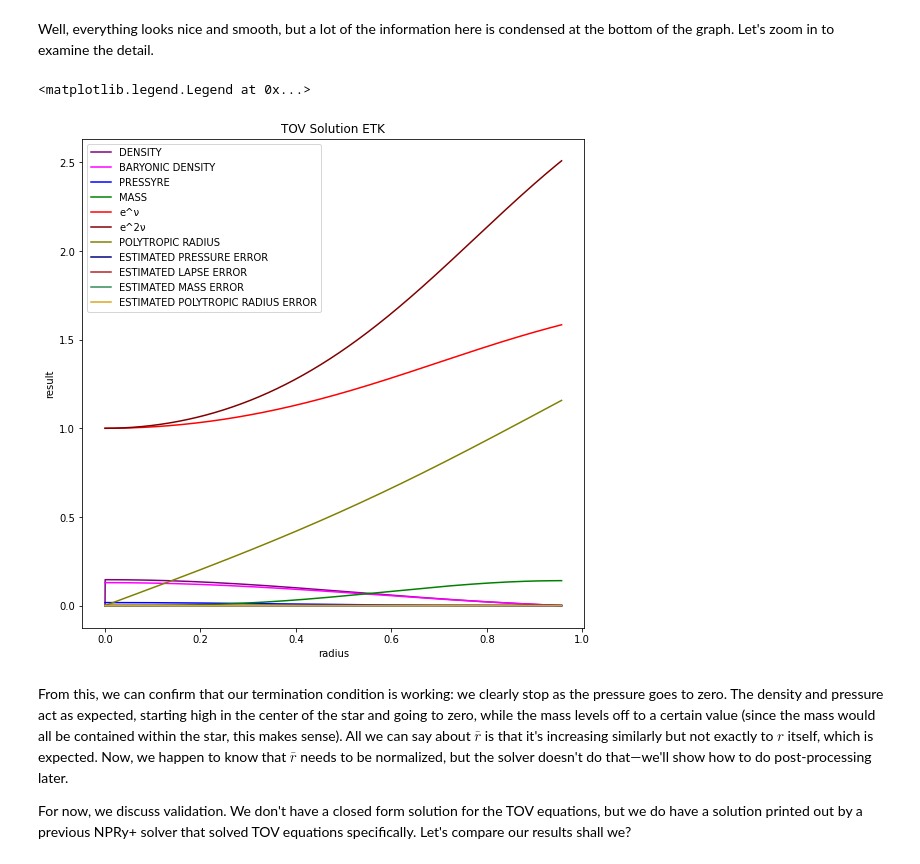
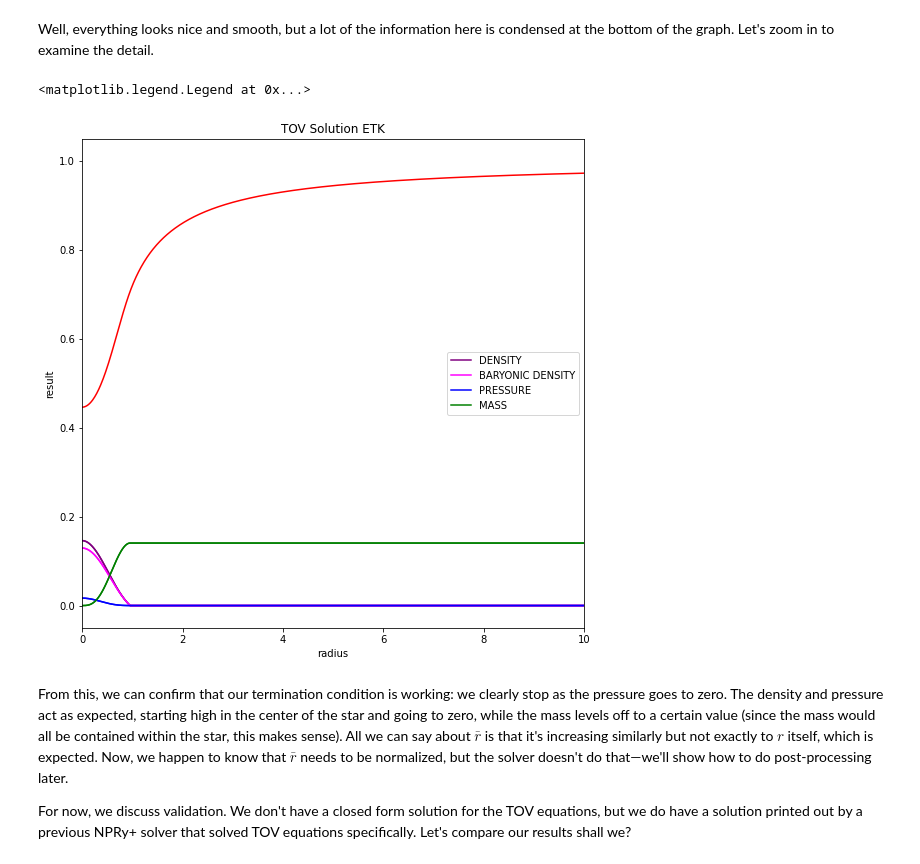
Before and after one commit to GMBlackjack/ODESolver, a Jupyter notebook: NRPy+_OdieGM_Tutorial-(CopyForMessingWith).ipynb, the cells around one changed output. Drawn from its saved outputs; the diff is of its cells as text; code cells hidden in the pictures.

```diff
--- a/NRPy+_OdieGM_Tutorial-(CopyForMessingWith).ipynb
+++ b/NRPy+_OdieGM_Tutorial-(CopyForMessingWith).ipynb
@@ -3561,53 +3606,105 @@ calculatedList1 = []
 calculatedList2 = []
 calculatedList3 = []
 calculatedList4 = []
 calculatedList5 = []
 calculatedList6 = []
 calculatedList7 = []
 calculatedList8 = []
 calculatedList9 = []
 calculatedListA = []
 
-with open(sys.path[0] + '/oooJData.txt') as f:
+R = -100.0
+M = -100.0
+Rbar = -100.0
+NU = -100.0
+
+with open(sys.path[0] + '/qqData.txt') as f:
     reader = csv.reader(f, delimiter=' ')
     for row in reader:
         positionList.append(float(row[0]))
         calculatedList0.append(float(row[1]))
         calculatedList1.append(float(row[2]))
         calculatedList2.append(float(row[3]))
         calculatedList3.append(float(row[4]))
         calculatedList4.append(float(row[5]))
         calculatedList5.append(float(row[6]))
-        calculatedList6.append(float(row[7]))
-        calculatedList7.append(float(row[8]))
-        calculatedList8.append(float(row[9]))
-        calculatedList9.append(float(row[10]))
-        calculatedListA.append(float(row[11]))
+        #calculatedList6.append(float(row[7]))
+        #calculatedList7.append(float(row[8]))
+        #calculatedList8.append(float(row[9]))
+        #calculatedList9.append(float(row[10]))
+        if calculatedList0[-1] == 0:
+            if calculatedList0[-2] >= 0:
+                R = positionList[-2]
+                M = calculatedList3[-2]
+                Rbar = calculatedList5[-2]
+                NU = calculatedList4[-2]
+
+apositionList = []
+acalculatedList0 = []
+acalculatedList1 = []
+acalculatedList2 = []
+acalculatedList3 = []
+acalculatedList4 = []
+acalculatedList5 = []
+acalculatedList6 = []
+
+#with open(sys.path[0] + '/outputTOVpolytropeMedium.txt') as f:
+#    reader = csv.reader(f, delimiter=' ')
+#    for row in reader:
+#        apositionList.append(float(row[0]))
+#        acalculatedList0.append(float(row[1]))
+#        acalculatedList1.append(float(row[2]))
+#        acalculatedList2.append(float(row[3]))
+#        acalculatedList3.append(float(row[4]))
+#        acalculatedList4.append(float(row[5]))
+#        acalculatedList5.append(float(row[6]))
+#        acalculatedList6.append(float(row[7]))
+
+with open(sys.path[0] + '/qqqData.txt') as f:
+    reader = csv.reader(f, delimiter=' ')
+    for row in reader:
+        apositionList.append(float(row[0]))
+        acalculatedList0.append(float(row[1]))
+        acalculatedList1.append(float(row[2]))
+        acalculatedList2.append(float(row[3]))
+        acalculatedList3.append(float(row[4]))
+        acalculatedList4.append(float(row[5]))
+        acalculatedList5.append(float(row[6]))
+        acalculatedList6.append(float(row[7]))
+
+C = 0.5*(np.sqrt(R*(R - 2.0*M)) + R - M) / Rbar
 
 fig, ax = plt.subplots()
 ax.set_xlabel('radius')
 ax.set_ylabel('result')
 ax.set_title('TOV Solution ETK')
-ax.plot(positionList, calculatedList0, color='purple', label="DENSITY")
-ax.plot(positionList, calculatedList1, color='fuchsia', label="BARYONIC DENSITY")
-ax.plot(positionList, calculatedList2, color='blue', label="PRESSYRE")
-ax.plot(positionList, calculatedList3, color='green', label="MASS")
-ax.plot(positionList, calculatedList4, color='red', label="e^ν")
-ax.plot(positionList, calculatedList5, color='maroon', label="e^2ν")
-ax.plot(positionList, calculatedList6, color='olive', label="POLYTROPIC RADIUS")
-ax.plot(positionList, calculatedList7, color='navy', label="ESTIMATED PRESSURE ERROR")
-ax.plot(positionList, calculatedList8, color='firebrick', label="ESTIMATED LAPSE ERROR")
-ax.plot(positionList, calculatedList9, color='seagreen', label="ESTIMATED MASS ERROR")
-ax.plot(positionList, calculatedListA, color='goldenrod', label="ESTIMATED POLYTROPIC RADIUS ERROR")
+ax.plot(positionList, np.array(calculatedList0), color='purple', label="DENSITY")
+ax.plot(positionList, np.array(calculatedList1), color='fuchsia', label="BARYONIC DENSITY")
+ax.plot(positionList, np.array(calculatedList2), color='blue', label="PRESSURE")
+ax.plot(positionList, np.array(calculatedList3), color='green', label="MASS")
+ax.plot(positionList, np.exp(np.array(calculatedList4) - NU + np.log(1 - 2*M/R) ), color='red', label="ν")
+#ax.plot(positionList, np.array(calculatedList5)*C, color='olive', label="POLYTROPIC RADIUS")
+#ax.plot(positionList, calculatedList6, color='navy', label="ESTIMATED PRESSURE ERROR")
+#ax.plot(positionList, calculatedList7, color='firebrick', label="ESTIMATED LAPSE ERROR")
+#ax.plot(positionList, calculatedList8, color='seagreen', label="ESTIMATED MASS ERROR")
+#ax.plot(positionList, calculatedList9, color='goldenrod', label="ESTIMATED POLYTROPIC RADIUS ERROR")
 
-#plt.ylim(0.0,0.0001)
-#plt.xlim(0.0,10)
+ax.plot(acalculatedList6, acalculatedList0, color='purple')
+ax.plot(acalculatedList6, acalculatedList1, color='fuchsia')
+ax.plot(acalculatedList6, acalculatedList2, color='b')
+ax.plot(acalculatedList6, acalculatedList3, color='g')
+ax.plot(acalculatedList6, acalculatedList4, color='r')
+#ax.plot(apositionList, (np.array(apositionList)/(np.array(acalculatedList6)*C))*(np.array(apositionList)/(np.array(acalculatedList6)*C)), color='firebrick', label = "e^2ν")
+#ax.plot(acalculatedList6, np.array(apositionList), color='olive')
+
+#plt.ylim(0.0,1)
+plt.xlim(0.0,10)
 fig.set_size_inches(9,9)
 #ax.set_yscale("log") # Found in matplotlib's documentation.
 ax.legend()
 # %% [output]
 <matplotlib.legend.Legend at 0x...>
-[figure, old version]
+[figure, new version]
 # %% [markdown]
 From this, we can confirm that our termination condition is working: we clearly stop as the pressure goes to zero. The density and pressure act as expected, starting high in the center of the star and going to zero, while the mass levels off to a certain value (since the mass would all be contained within the star, this makes sense). All we can say about $\bar r$ is that it's increasing similarly but not exactly to $r$ itself, which is expected. Now, we happen to know that $\bar r$ needs to be normalized, but the solver doesn't do that—we'll show how to do post-processing later.
 
```
Also changed, not shown: parts of 28 cells of this notebook, 1 other file.
